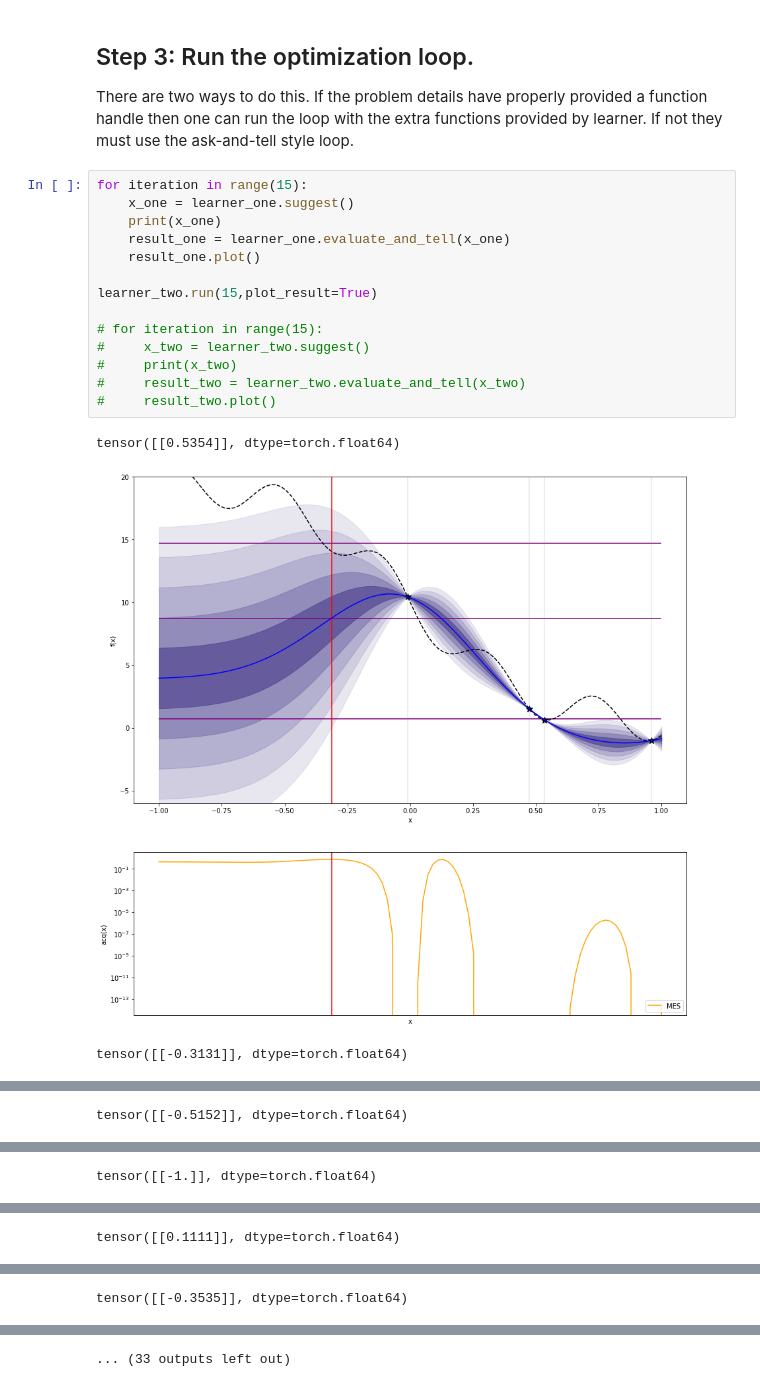
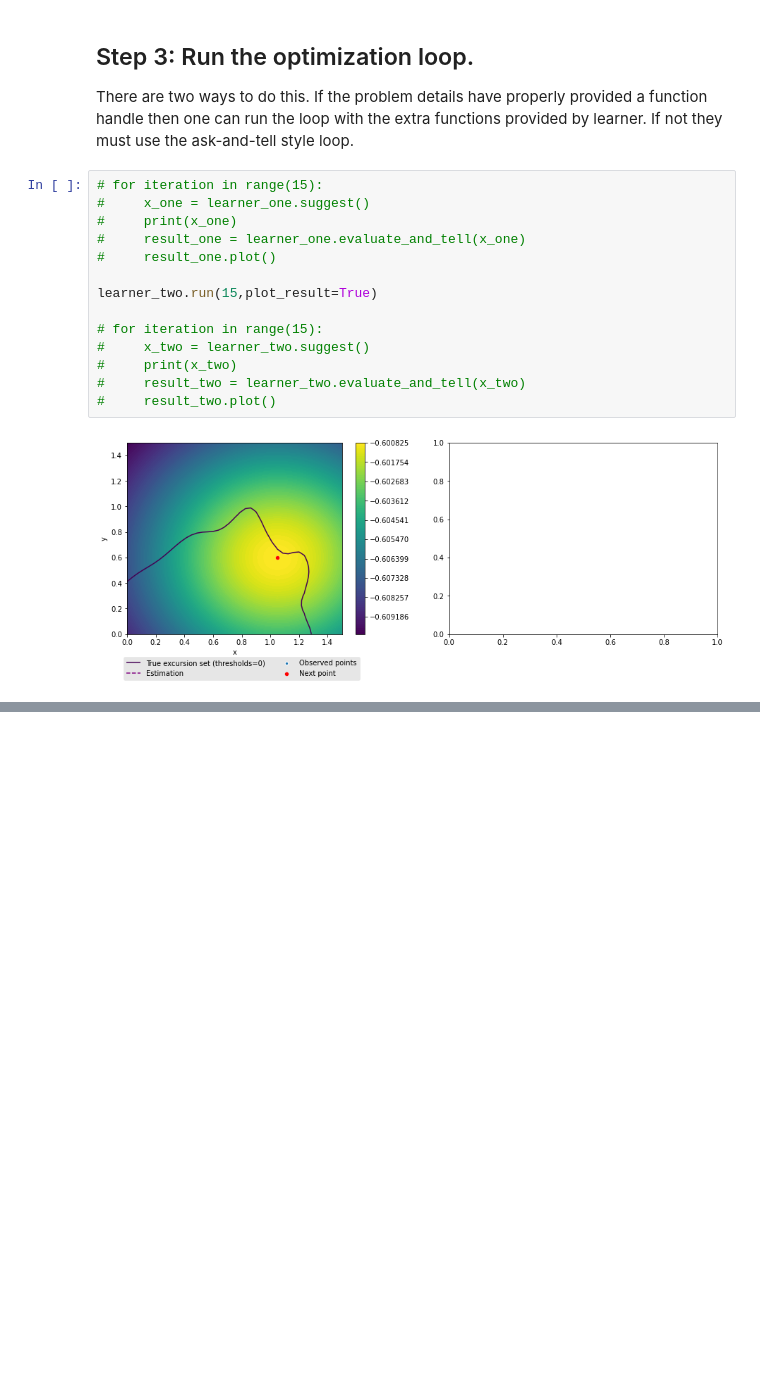
Before and after one commit to diana-hep/excursion, a Jupyter notebook: excursion_new/testing.ipynb, the cells around one changed output, grey strips where cells are left out. Cells and saved outputs as stored; diff of their text form; blank space fills up the shorter version.

```diff
--- a/excursion_new/testing.ipynb
+++ b/excursion_new/testing.ipynb
@@ -74,20 +74,18 @@ learner_two.initialize()
 There are two ways to do this. If the problem details have properly provided a function handle then one can run the loop
 with the extra functions provided by learner. If not they must use the ask-and-tell style loop.
 # %%
-for iteration in range(15):
-    x_one = learner_one.suggest()
-    print(x_one)
-    result_one = learner_one.evaluate_and_tell(x_one)
-    result_one.plot()
+# for iteration in range(15):
+#     x_one = learner_one.suggest()
+#     print(x_one)
+#     result_one = learner_one.evaluate_and_tell(x_one)
+#     result_one.plot()
 
 learner_two.run(15,plot_result=True)
 
 # for iteration in range(15):
 #     x_two = learner_two.suggest()
 #     print(x_two)
 #     result_two = learner_two.evaluate_and_tell(x_two)
 #     result_two.plot()
 # %% [output]
-tensor([[0.5354]], dtype=torch.float64)
-[figure, old version]
+[figure, new version]
-tensor([[-0.3131]], dtype=torch.float64)
@@ -95 +92,0 @@ tensor([[-0.3131]], dtype=torch.float64)
-tensor([[-0.5152]], dtype=torch.float64)
@@ -97 +93,0 @@ tensor([[-0.5152]], dtype=torch.float64)
-tensor([[-1.]], dtype=torch.float64)
@@ -99 +93,0 @@ tensor([[-1.]], dtype=torch.float64)
-tensor([[0.1111]], dtype=torch.float64)
@@ -101 +93,0 @@ tensor([[0.1111]], dtype=torch.float64)
-tensor([[-0.3535]], dtype=torch.float64)
@@ -103,4 +94,3 @@ tensor([[-0.3535]], dtype=torch.float64)
-... (33 outputs left out)
 # %%
 # #
 # # If I do not have the function handle properly provided in the problem details I can use basic ask-and-tell.
```
Also changed, not shown: parts of 4 cells of this notebook, 7 other files.
